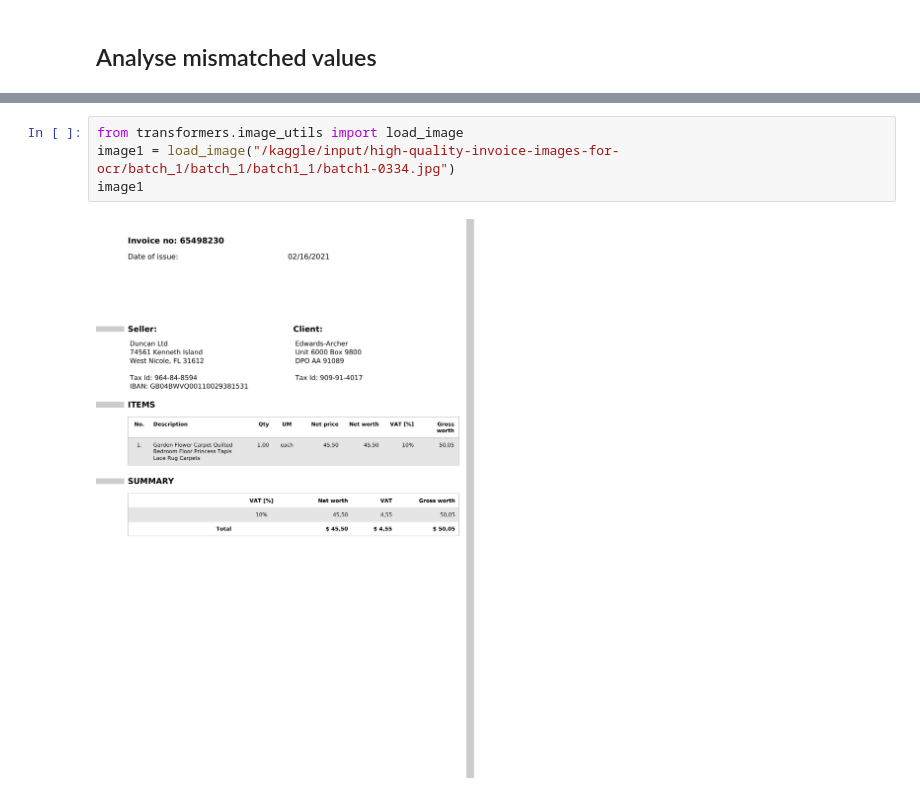
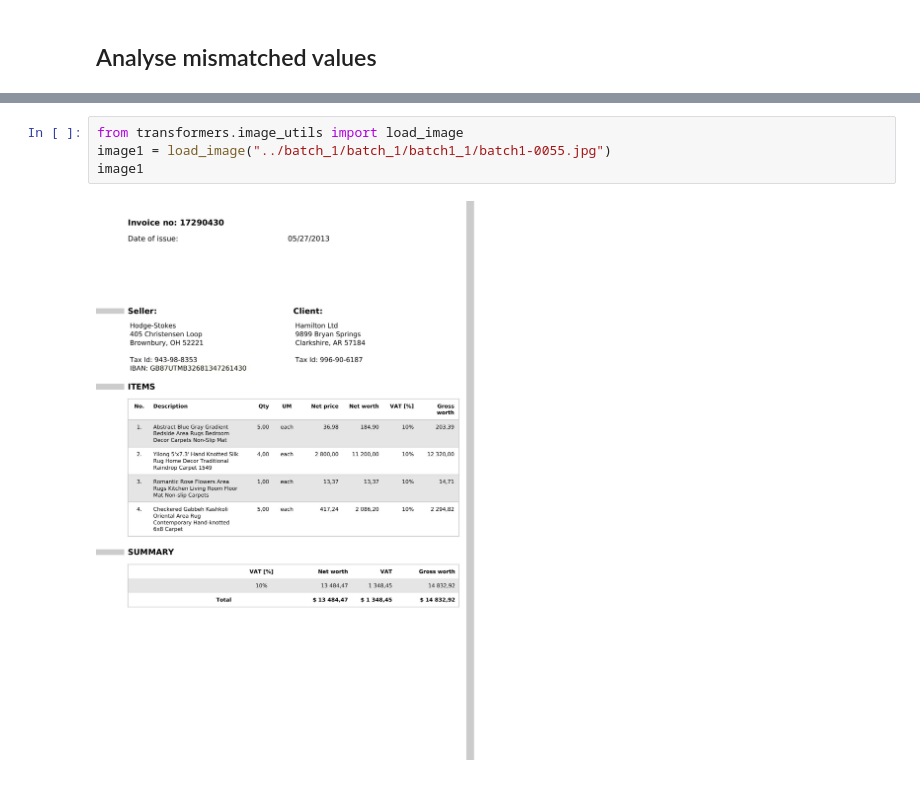
Before and after one commit to avinishV/small_vlm_for_invoice, a Jupyter notebook: invoice-data-extraction-using-smolvlm.ipynb, the cells around one changed output, grey strips where cells are left out. Cells and saved outputs as stored; diff of their text form.

```diff
--- a/invoice-data-extraction-using-smolvlm.ipynb
+++ b/invoice-data-extraction-using-smolvlm.ipynb
@@ -906,6 +913,6 @@ time: 9.43 ms (started: 2025-06-09 17:41:50 +00:00)
 # %%
 from transformers.image_utils import load_image
-image1 = load_image("/kaggle/input/high-quality-invoice-images-for-ocr/batch_1/batch_1/batch1_1/batch1-0334.jpg")
+image1 = load_image("../batch_1/batch_1/batch1_1/batch1-0055.jpg")
 image1
 # %% [output]
-[figure, old version]
+[figure, new version]
```
Also changed, not shown: parts of 47 cells of this notebook, 1 other file.
